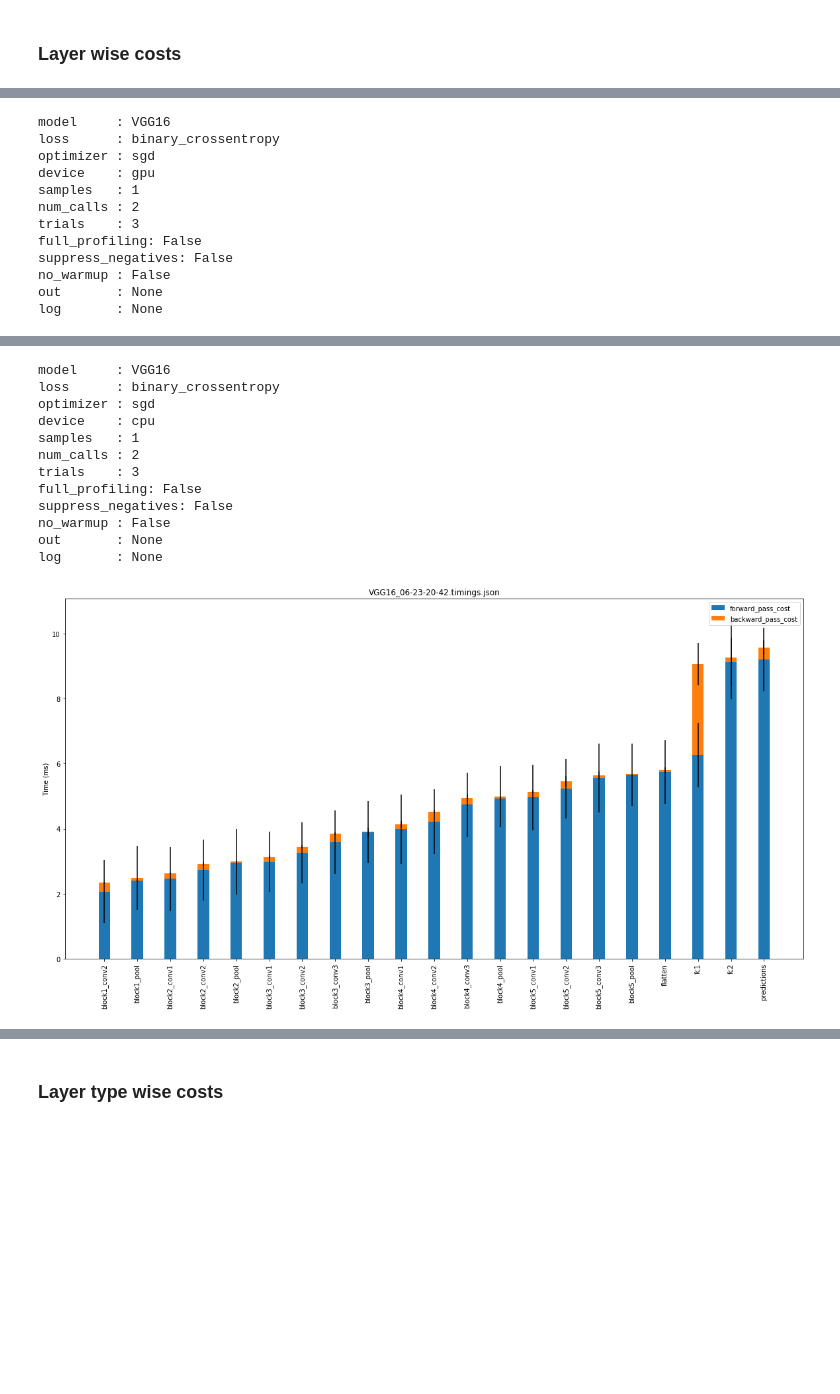
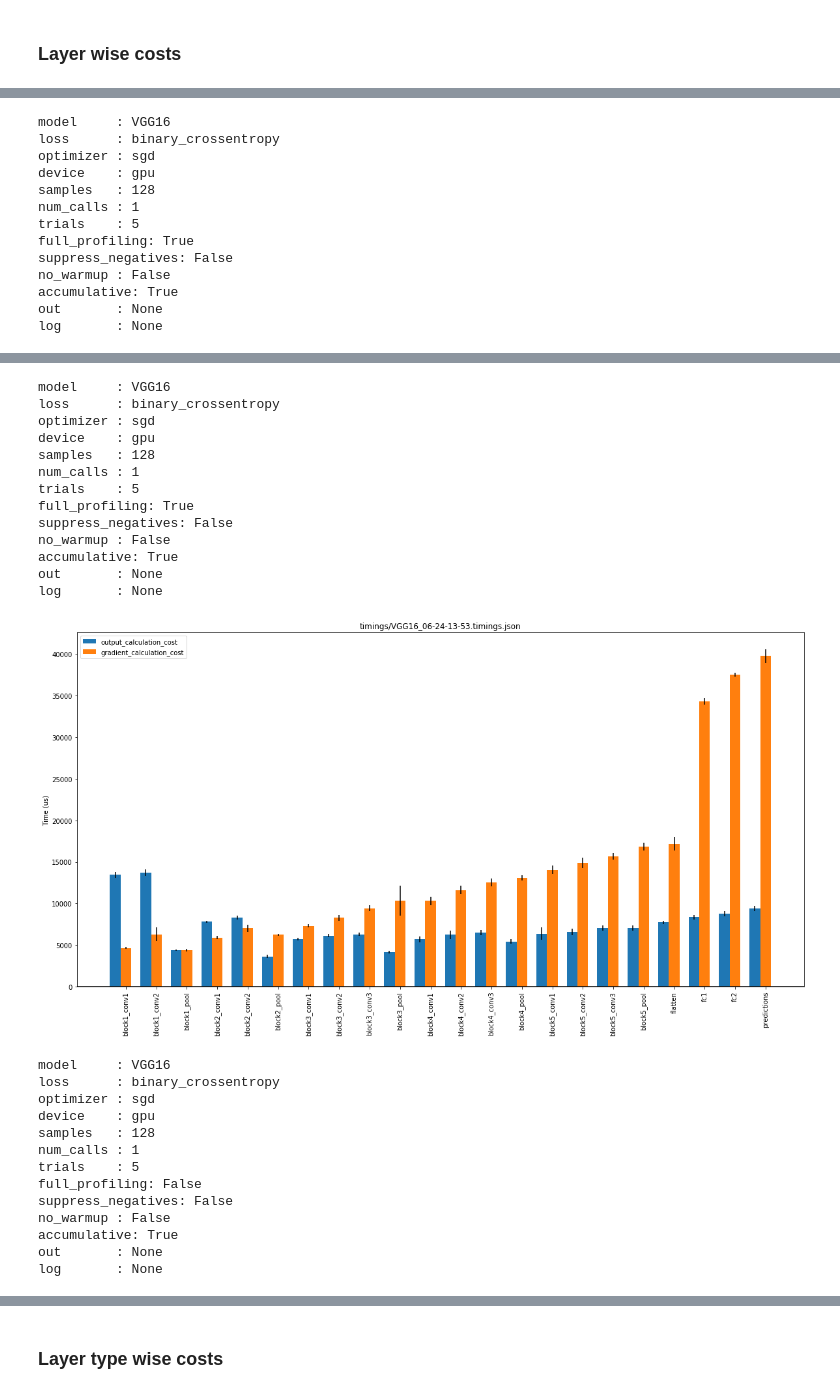
Before and after one commit to ChenYuHo/schedule-simulator, a Jupyter notebook: model_extraction/timing_profile_visualization.ipynb, the cells around one changed output, grey strips where cells are left out. Drawn from its saved outputs; the diff is of its cells as text; code cells hidden in the pictures; blank space fills up the shorter version.

Commit message:
Ran some timings, and fixed some bugs in the profiler

```diff
--- a/model_extraction/timing_profile_visualization.ipynb
+++ b/model_extraction/timing_profile_visualization.ipynb
@@ -5,7 +5,8 @@ In this notebook we will visualize different costs associated with different pop
 import matplotlib.pyplot as plt
 import numpy as np
 import json
-report_paths = ["VGG16_06-23-20-27.timings.json","VGG16_06-23-20-34.timings.json", "VGG16_06-23-20-42.timings.json"]
+report_paths = ["timings/VGG16_06-24-13-24.timings.json", "timings/VGG16_06-24-13-46.timings.json",
+               "timings/VGG16_06-24-13-53.timings.json", "timings/VGG16_06-24-14-25.timings.json"]
 reports = list()
 for path in report_paths:
     with open(path) as file:
@@ -13,41 +97,52 @@ for path in report_paths:
 # %% [markdown]
 ### Layer wise costs
 # %%
-skip_first_layer = True # First layer is usually an outlier
+skip_first_layer = False
+stacked = False
+costs = ["forward_pass_cost", "backward_pass_cost", "output_calculation_cost", "loss_calculation_cost",
+         "gradient_calculation_cost", "gradient_application_cost"]
+width = 0.7
 for i, report in enumerate(reports):
     for item in report["args"].items():
         print("{:10}: {}".format(*item))
     timings = report["timings"]
     N = len(timings) - (1 if skip_first_layer else 0)
-    normalizing_factor = report["args"]["samples"] * 10**6 # Milliseconds instead of nano seconds
+    normalizing_factor = report["args"]["samples"] * 10**3 # Microseconds instead of nano seconds
     means = dict()
     stds = dict()
     xticks = list()
     for layer_name in list(timings.keys())[(1 if skip_first_layer else 0):]:
-        for cost_name in timings[layer_name].keys():
-            if not cost_name.endswith("cost"):
+        for cost_name in costs:
+            if not cost_name in timings[layer_name].keys():
                 continue
             if cost_name not in means.keys():
                 means[cost_name] = list()
             if cost_name not in stds.keys():
                 stds[cost_name] = list()
-            data = np.array(timings[layer_name][cost_name]) / 10 **9
+            data = np.array(timings[layer_name][cost_name]) / normalizing_factor
             means[cost_name].append(np.mean(data))
             stds[cost_name].append(np.std(data))
         xticks.append(layer_name)
 
     plt.figure(figsize=(20,10))
     ind = np.arange(N)    # the x locations for the groups
-    width = 0.35       # the width of the bars: can also be len(x) sequence
-    accumulated_means = np.zeros(shape=N)
-    for cost in means.keys():
-        p = plt.bar(ind, means[cost], width, yerr=stds[cost], bottom=accumulated_means, label=cost)
-        accumulated_means += means[cost]
 
-    plt.ylabel('Time (ms)')
+    if stacked:
+        accumulated_means = np.zeros(shape=N)
+        for cost in means.keys():
+            p = plt.bar(ind, means[cost], width, yerr=stds[cost], bottom=accumulated_means, label=cost)
+            accumulated_means += means[cost]
+    else:
+        n = len(means)
+        for j, cost in enumerate(means.keys()):
+            p = plt.bar(ind - width/2 + width/n*j, means[cost], width/n, yerr=stds[cost], label=cost)
+
+
+    plt.ylabel('Time (us)')
     plt.title(report_paths[i])
     plt.xticks(ind, xticks, rotation="vertical")
     plt.legend()
+    plt.axhline(0, color='black')
     plt.show()
 # %% [output]
 model     : VGG16
@@ -67,11 +163,12 @@ model     : VGG16
 loss      : binary_crossentropy
 optimizer : sgd
 device    : gpu
-samples   : 1
-num_calls : 2
-trials    : 3
-full_profiling: False
+samples   : 128
+num_calls : 1
+trials    : 5
+full_profiling: True
 suppress_negatives: False
 no_warmup : False
+accumulative: True
 out       : None
 log       : None
@@ -79,13 +176,27 @@ log       : None
 model     : VGG16
 loss      : binary_crossentropy
 optimizer : sgd
-device    : cpu
-samples   : 1
-num_calls : 2
-trials    : 3
-full_profiling: False
+device    : gpu
+samples   : 128
+num_calls : 1
+trials    : 5
+full_profiling: True
 suppress_negatives: False
 no_warmup : False
+accumulative: True
 out       : None
 log       : None
-[figure, old version]
+[figure, new version]
+model     : VGG16
+loss      : binary_crossentropy
+optimizer : sgd
+device    : gpu
+samples   : 128
+num_calls : 1
+trials    : 5
+full_profiling: False
+suppress_negatives: False
+no_warmup : False
+accumulative: True
+out       : None
+log       : None
```
Also changed, not shown: parts of 3 cells of this notebook, 14 other files.
